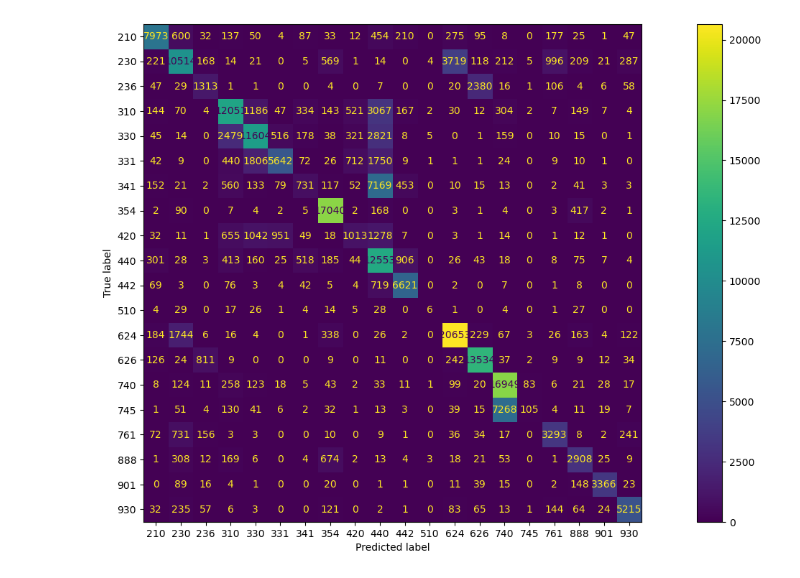
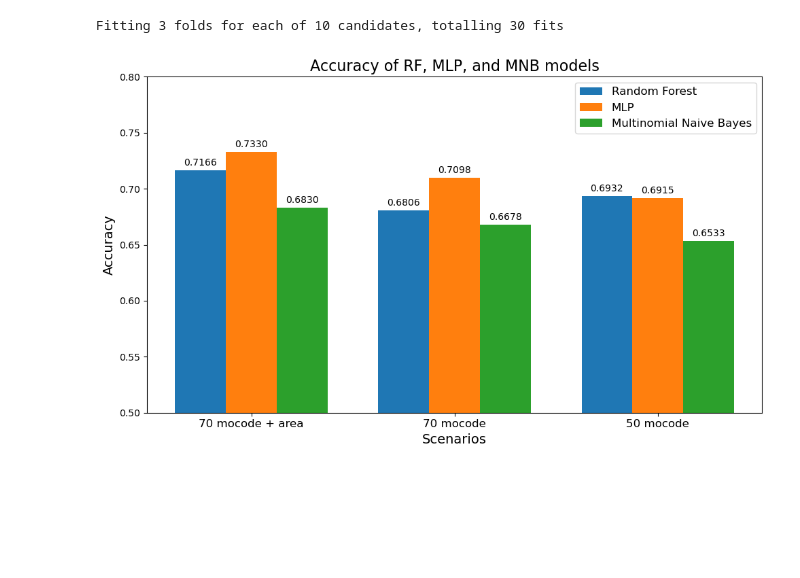
Before and after one commit to kappa243/data_explo, a Jupyter notebook: classification.ipynb, the cells around one changed output. Drawn from its saved outputs; the diff is of its cells as text; code cells hidden in the pictures; blank space fills up the shorter version.

Commit message:
classification

```diff
--- a/classification.ipynb
+++ b/classification.ipynb
@@ -130 +172,21 @@ else:
+# %%
+# If there is no model - train MNB
+if not os.path.exists("./models/classification_models/mnb_50mocodes.pkl"):
+    multinomial_nb = MultinomialNB()
+    param_grid_multinomial = {
+    'alpha': [0.1, 0.5, 1.0, 5.0, 10.0],
+    'fit_prior': [True, False]
+    }
+    grid_search_multinomial = GridSearchCV(estimator=multinomial_nb, param_grid=param_grid_multinomial, n_jobs=-1, cv=3, verbose=2)
+    grid_search_multinomial.fit(X_train, y_train)
+    mnb_model = grid_search_multinomial.best_estimator_
+
+    with open('models/classification_models/mnb_50mocodes.pkl', 'wb') as f:
+        pickle.dump(mnb_model, f)
+# Load model if exist
+else:
+    with open('models/classification_models/mnb_50mocodes.pkl', 'rb') as f:
+        mnb_model = pickle.load(f)
+# %% [output]
+Fitting 3 folds for each of 10 candidates, totalling 30 fits
 # %%
@@ -144,8 +248,49 @@ preds_dt = dt_model.predict(X_test)
 # %%
-disp = ConfusionMatrixDisplay.from_predictions(
-y_test, preds_mlp,)
-fig = disp.ax_.get_figure()
-fig.set_figwidth(20)
-fig.set_figheight(9)
+import matplotlib.pyplot as plt
+import numpy as np
+
+# Wyniki predykcji
+# Precyzje dla kolejno 70mocode + area, 70 mocode, 50 mocode
+acc_rf = [0.7166, 0.6806, 0.6932]
+acc_mlp = [0.7330, 0.7098, 0.6915]
+acc_mnb = [0.6830, 0.6678, 0.6533]
+
+# Labels for the scenarios
+scenarios = ['70 mocode + area', '70 mocode', '50 mocode']
+n_scenarios = len(scenarios)
+n_models = 3
+
+# Bar width and positions
+bar_width = 0.25
+index = np.arange(n_scenarios)
+
+# Plotting the bars with larger figure size
+fig, ax = plt.subplots(figsize=(10, 6))
+bars_rf = ax.bar(index, acc_rf, bar_width, label='Random Forest')
+bars_mlp = ax.bar(index + bar_width, acc_mlp, bar_width, label='MLP')
+bars_mnb = ax.bar(index + 2 * bar_width, acc_mnb, bar_width, label='Multinomial Naive Bayes')
+
+# Adding numerical labels to each bar
+for bars in [bars_rf, bars_mlp, bars_mnb]:
+    for bar in bars:
+        height = bar.get_height()
+        ax.annotate(f'{height:.4f}',
+                    xy=(bar.get_x() + bar.get_width() / 2, height),
+                    xytext=(0, 3),  # 3 points vertical offset
+                    textcoords="offset points",
+                    ha='center', va='bottom')
+
+# Adding labels and title
+ax.set_xlabel('Scenarios', fontsize=14)
+ax.set_ylabel('Accuracy', fontsize=14)
+ax.set_title('Accuracy of RF, MLP, and MNB models', fontsize=16)
+ax.set_xticks(index + bar_width)
+ax.set_xticklabels(scenarios, fontsize=12)
+ax.set_ylim(0.5, 0.8)
+ax.legend(fontsize=12)
+
+# Displaying the plot
+plt.tight_layout()
+plt.show()
 # %% [output]
-[figure, old version]
+[figure, new version]
```
Also changed, not shown: parts of 21 cells of this notebook, 5 other files.
